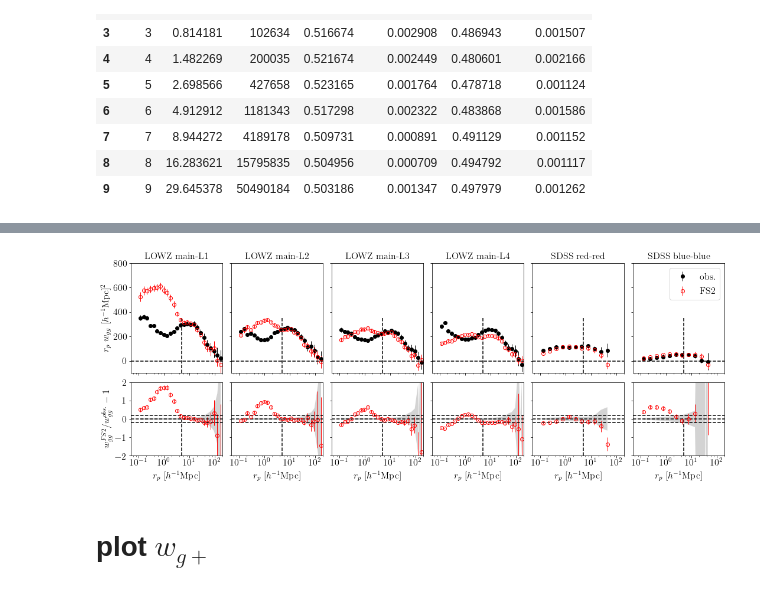
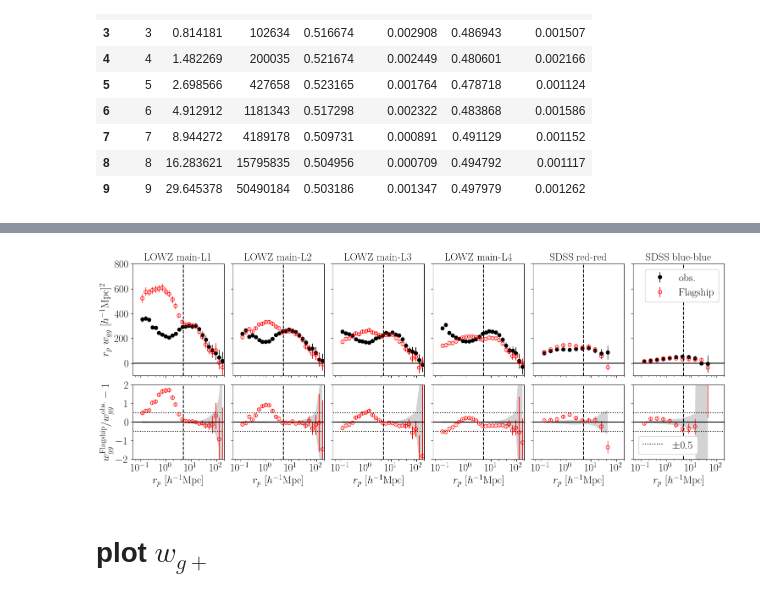
Before and after one commit to flediak/Euclid_IA_KP_paper0, a Jupyter notebook: notebooks/plot_correlations.ipynb, the cells around one changed output, grey strips where cells are left out. Saved outputs shown, nothing was run; the diff lists cells and outputs as text; code cells hidden in the pictures.

```diff
--- a/notebooks/plot_correlations.ipynb
+++ b/notebooks/plot_correlations.ipynb
@@ -69,6 +66,8 @@ corr_obs = {'lowz-l1':[],
             'lowz-l4':[],
             'sdss-red':[],
             'sdss-blue':[],
+            'sdss-red-red':[],
+            'sdss-blue-blue':[],
             }
 
 corr_obs_ref = {'lowz-l1_ref':[],
@@ -126,22 +144,22 @@ note: latex error on first execution can be solved by running the cell again
 # %%
-Ncol = len(corr_obs)
+
+
+# use here auto-correlations of color-subsamples for sdss, since those were the ones used by Johnston19
+keys = ['lowz-l1', 'lowz-l2', 'lowz-l3', 'lowz-l4', 'sdss-red-red', 'sdss-blue-blue']
+corr = []
+for key in keys:
+ corr.append(corr_obs[key])
+
+keys_ref = ['lowz-l1_ref', 'lowz-l2_ref', 'lowz-l3_ref', 'lowz-l4_ref', 'sdss-red_ref', 'sdss-blue_ref']
+corr_ref = []
+for key in keys_ref:
+  corr_ref.append(corr_obs_ref[key])
+
+Ncol = len(keys)
 
 fig, ax = plt.subplots(2,Ncol,figsize=(Ncol*3,6), sharex=True, sharey='row', gridspec_kw={'height_ratios': [3, 2]})
 
-fontsize = 16
-plt.rc('font', family='serif')
-plt.rc('text', usetex=True)
-
-
-#put correlations in list
-corr = []
-for key in corr_obs:
-  corr.append(corr_obs[key])
-
-corr_ref = []
-for key in corr_obs_ref:
-  corr_ref.append(corr_obs_ref[key])
-
+fontsize = 18
 
 # ============ wgg ==============
 row = 0
@@ -158,9 +176,7 @@ for i in range(Ncol):
   ax[row,i].errorbar(corr[i].rp,
                      corr[i].rp*corr[i].wgg,
                      corr[i].rp*corr[i].wggerr,
-                     color='r',linestyle='', lw=1, label='FS2', marker='o', fillstyle='none')
-
-
+                     color='r',linestyle='', lw=1, label='Flagship', marker='o', fillstyle='none')
 
 # ============ wgg_sim / wgg_obs -1 ==============
 row = 1
@@ -169,75 +185,74 @@ for i in range(Ncol):
 
   ax[row,i].fill_between(
                     corr_ref[i].rp,
-                    -corr_ref[i].wggerr / corr_ref[i].wgg,
-                    corr_ref[i].wggerr / corr_ref[i].wgg,
+                    -corr_ref[i].wggerr / abs(corr_ref[i].wgg),
+                    corr_ref[i].wggerr / abs(corr_ref[i].wgg),
                     facecolor='lightgrey', interpolate=True)
 
   ax[row,i].errorbar(corr[i].rp,
                      corr[i].wgg / corr_ref[i].wgg-1,
-                     corr[i].wggerr / corr_ref[i].wgg,
-                     color='r',linestyle='', lw=1, label='FS2', marker='o', fillstyle='none')
-
-
+                     corr[i].wggerr / abs(corr_ref[i].wgg),
+                     color='r',linestyle='', lw=1, label='', marker='o', fillstyle='none')
 
 # ================== config. ================
+plt.rc('font', family='serif')
 plt.rc('xtick', labelsize=fontsize)
 plt.rc('ytick', labelsize=fontsize)
+plt.rc('text', usetex=True)
 
 # set spacing between panels
 plt.subplots_adjust(wspace=0.1, hspace=0.1)
 
 # axis labels
 ax[0,0].set_ylabel(r'$r_p \ w_{gg} \ [h^{-1}\textrm{Mpc}]^2$',fontsize=fontsize)
-ax[1,0].set_ylabel(r'$w_{gg}^{FS2} / w_{gg}^{obs.} - 1$',fontsize=fontsize)
+ax[1,0].set_ylabel(r'$w_{gg}^{\mathrm{Flagship}} / w_{gg}^{\mathrm{obs.}} - 1$',fontsize=fontsize)
 #ax[1,0].set_ylabel(r'$\frac{w_{gg}^{FS2}}{w_{gg}^{obs.}} - 1$',fontsize=fontsize)
 
 #titles
 titles = ['LOWZ main-L1', 'LOWZ main-L2', 'LOWZ main-L3', 'LOWZ main-L4', 'SDSS red-red', 'SDSS blue-blue']
 for i in range(Ncol):
   ax[0,i].set_title(titles[i],fontsize=fontsize)
-
-
-
-#out legend in last column
-ax[0,-1].legend(fontsize=fontsize)
 
 
 # set y-tics
 ax[1,0].set_yticks(np.arange(-200, 1000, step=200))#top row
 ax[1,0].set_yticks(np.arange(-10, 10, step=1))#bottom row
 
 
 #settings for all columns
 for col in range(Ncol):
 
   x_vline = 5
-
   row=0
   ax[row,col].set_ylim(-100,800)
-  ax[row,col].axvline(x=x_vline, c='k', ymax=0.5, ls='--')
+  ax[row,col].axvline(x=x_vline, c='k', ls='--')
 
   row=1
   ax[row,col].set_ylim(-2,2)
-  ax[row,col].axhline(y=-0.2, c='k', ls='--')
-  ax[row,col].axhline(y=0.2, c='k', ls='--')
-  ax[row,col].axvline(x=x_vline, c='k', ymax=0.5, ls='--')
+  ax[row,col].axhline(y=-0.5, c='k', ls=':', label='$\pm 0.5$')
+  ax[row,col].axhline(y=0.5, c='k', ls=':')
+  ax[row,col].axvline(x=x_vline, c='k', ls='--')
   ax[row,col].set_xlabel(r'$r_p \ [h^{-1}\textrm{Mpc}]$',fontsize=fontsize)
 
   for row in range(2):
 
     ax[row,col].set_xlim(0.05,200)
     ax[row,col].set_xscale('log')
-    ax[row,col].axhline(y=0, c='k', ls='--')
+    ax[row,col].axhline(y=0, c='k', ls='-')
     #see https://matplotlib.org/stable/gallery/ticks/tick-locators.html
     ax[row, col].xaxis.get_major_locator().set_params(base=10,numticks=10)
     ax[row, col].xaxis.get_minor_locator().set_params(numticks=10, subs=[.2, .4, .6, .8])
     ax[row,col].tick_params(axis='both',labelsize=fontsize)
 
+# set legend
+ax[1,-1].legend(fontsize=fontsize, framealpha=1)
+ax[0,-1].legend(fontsize=fontsize, framealpha=1)
+
+
 plt.savefig("wgg_fs2_vs_obs.pdf",bbox_inches='tight', pad_inches = 0.1)
 plt.show()
 # %% [output]
-[figure, old version]
+[figure, new version]
 # %% [markdown]
 # plot $w_{g+}$
 # %%
```
Also changed, not shown: parts of 12 cells of this notebook.
